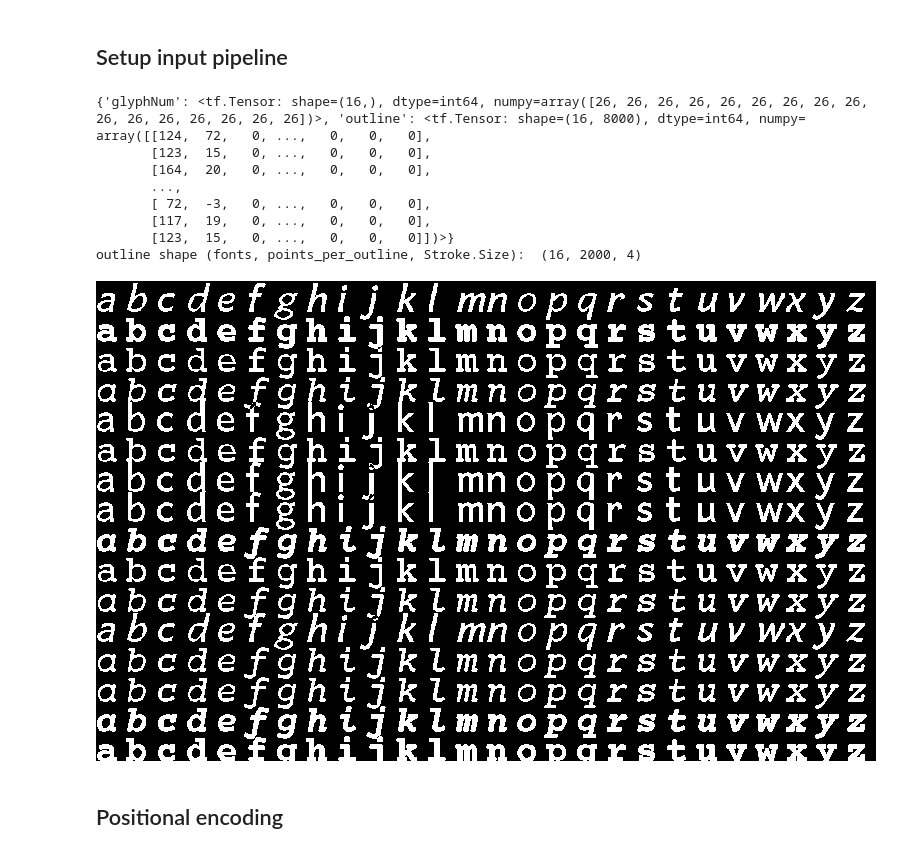
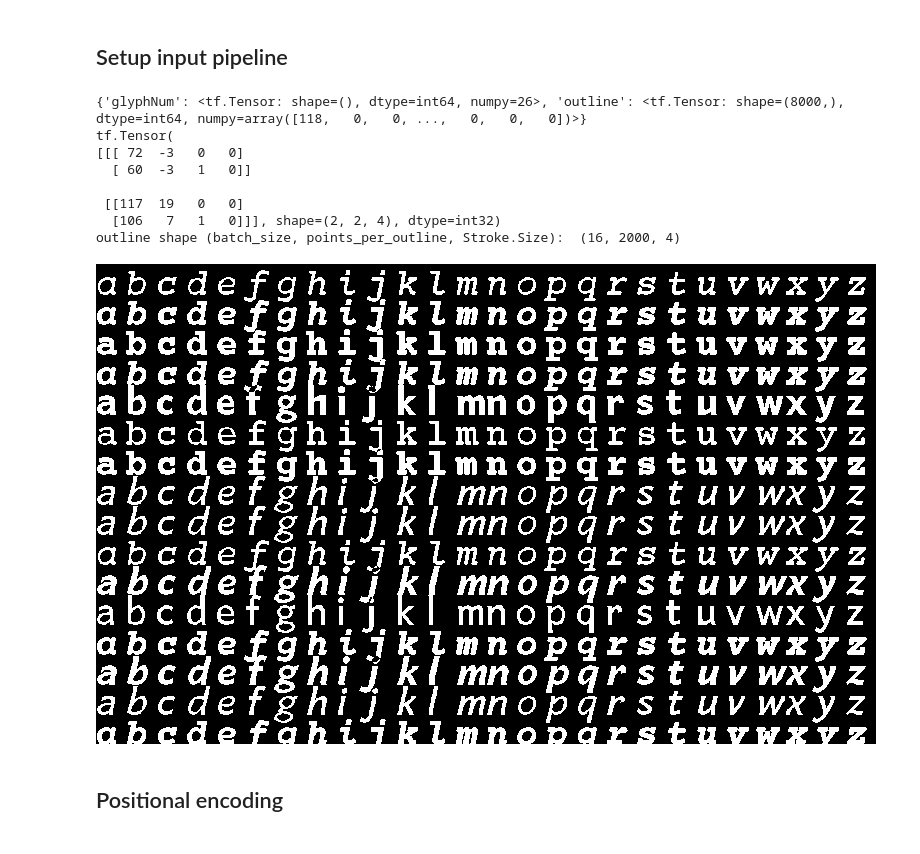
Before and after one commit to terryspitz/ipython_notebooks, a Jupyter notebook: deeper/deeperfont_transformer.ipynb, the cells around one changed output. Saved outputs shown, nothing was run; the diff lists cells and outputs as text; code cells hidden in the pictures.

Commit message:
debugging training loop

```diff
--- a/deeper/deeperfont_transformer.ipynb
+++ b/deeper/deeperfont_transformer.ipynb
@@ -56,6 +55,9 @@ def parse_proto(example_proto):
 # %%
 def drawOutlines(outlines, cellsize, glyphCount):
   """Draw outline tensor."""
+  assert len(outlines.shape) == 3
+  assert outlines.dtype in [tf.int32, tf.int64]
+
   im = Image.new('1', size=(glyphCount*cellsize, outlines.shape[0]*cellsize), color=(0))
   def drawPoints(im, points):
     if len(points)<=2:
@@ -71,72 +73,73 @@ def drawOutlines(outlines, cellsize, glyphCount):
       points = []
       x0,y0 = (glyphNum * cellsize, (font+1) * cellsize)
       while True:
-        x = x0 + outlines[font,i,Stroke.PX]*scale
-        y = y0 - outlines[font,i,Stroke.PY]*scale
+        x = x0 + float(outlines[font,i,Stroke.PX])*scale
+        y = y0 - float(outlines[font,i,Stroke.PY])*scale
         #print(outlines[font,i], x,y)
-        if outlines[font,i,Stroke.PenDown]>0.5:
+        if outlines[font,i,Stroke.PenDown]>0:
           points += (x,y)
         else:
           im = drawPoints(im, points)
           points=[(x,y)]
         i+=1
-        if outlines[font,i,Stroke.EndOfGlyph]>0.5 or i>=outlines.shape[1]:
+        if outlines[font,i,Stroke.EndOfGlyph]>0 or i>=outlines.shape[1]:
           break
       im = drawPoints(im, points)
   return im
 # %%
 filename = '/content/drive/My Drive/Colab Notebooks/fonts/fonts8b.tfrecords'
 #max_points_per_scanline = 10 # required for g, m
 MAX_OUTLINE_POINTS = 2000
 COORDINATE_BITS = 8
 MAX_COORD = 2**COORDINATE_BITS
 
 buffer_size=10000
 batch_size=16
 dataset = tf.data.TFRecordDataset(filename)
 dataset = dataset.map(parse_proto)
 dataset = dataset.repeat()
 dataset = dataset.shuffle(buffer_size)
-dataset = dataset.padded_batch(batch_size)
 dataset = dataset.prefetch(tf.data.experimental.AUTOTUNE)
 
 for next_element in dataset:
   print(next_element)
-  assert next_element["glyphNum"].numpy()[0] == 26
-  assert next_element["outline"].shape[0] == batch_size
-  assert next_element["outline"].shape[1] == MAX_OUTLINE_POINTS * Stroke.Size
+  assert next_element["glyphNum"].numpy() == 26
+  assert next_element["outline"].shape == MAX_OUTLINE_POINTS * Stroke.Size
   break
 
-glyphNum = next_element["glyphNum"].numpy()[0]
-# outlines = []
-# for i, next_element in enumerate(dataset):
-#   outlines.append(next_element["outline"])
-#   if i==5: break
-# outlines = np.stack(outlines)
-outlines = np.reshape(next_element["outline"], [batch_size, MAX_OUTLINE_POINTS, Stroke.Size])
-print("outline shape (fonts, points_per_outline, Stroke.Size): ", outlines.shape)
-display(drawOutlines(outlines, cellsize=30, glyphCount=glyphNum))
+glyphNum = next_element["glyphNum"].numpy()
+
+dataset = dataset.map(lambda elem: tf.cast(tf.reshape(elem["outline"], [MAX_OUTLINE_POINTS, Stroke.Size]), tf.int32))
+dataset = dataset.padded_batch(batch_size)
+dataset = dataset.cache()
+
+for next_element in dataset:
+  print(next_element[0:2,0:2])
+  assert next_element.shape == [batch_size, MAX_OUTLINE_POINTS, Stroke.Size]
+  break
+
+print("outline shape (batch_size, points_per_outline, Stroke.Size): ", next_element.shape)
+display(drawOutlines(next_element, cellsize=30, glyphCount=glyphNum))
 
 # with tf.Session():
 #   y_divisions = 30
 #   max_points_per_scanline = 8
 #   ygrid = np.linspace(0.0, 1.0, y_divisions, endpoint=False) #y coordinates to render on
 #   scanlines = outlinesToScanlines(outlines[0], max_points_per_scanline, ygrid, glyphNum)
 #   print("scanlines shape (glyphs, lines, max_points_per_line): ", scanlines.shape)
 #   display(drawScanLines(scanlines.eval(), ygrid, 30))
 
-train_dataset = dataset.cache()
+train_dataset = dataset
 # %% [output]
-{'glyphNum': <tf.Tensor: shape=(16,), dtype=int64, numpy=array([26, 26, 26, 26, 26, 26, 26, 26, 26, 26, 26, 26, 26, 26, 26, 26])>, 'outline': <tf.Tensor: shape=(16, 8000), dtype=int64, numpy=
-array([[124,  72,   0, ...,   0,   0,   0],
-       [123,  15,   0, ...,   0,   0,   0],
-       [164,  20,   0, ...,   0,   0,   0],
-       ...,
-       [ 72,  -3,   0, ...,   0,   0,   0],
-       [117,  19,   0, ...,   0,   0,   0],
-       [123,  15,   0, ...,   0,   0,   0]])>}
-outline shape (fonts, points_per_outline, Stroke.Size):  (16, 2000, 4)
+{'glyphNum': <tf.Tensor: shape=(), dtype=int64, numpy=26>, 'outline': <tf.Tensor: shape=(8000,), dtype=int64, numpy=array([118,   0,   0, ...,   0,   0,   0])>}
+tf.Tensor(
+[[[ 72  -3   0   0]
+  [ 60  -3   1   0]]
+
+ [[117  19   0   0]
+  [106   7   1   0]]], shape=(2, 2, 4), dtype=int32)
+outline shape (batch_size, points_per_outline, Stroke.Size):  (16, 2000, 4)
-[figure, old version]
+[figure, new version]
 # %% [markdown]
 ## Positional encoding
 # %%
```
Also changed, not shown: parts of 24 cells of this notebook.
